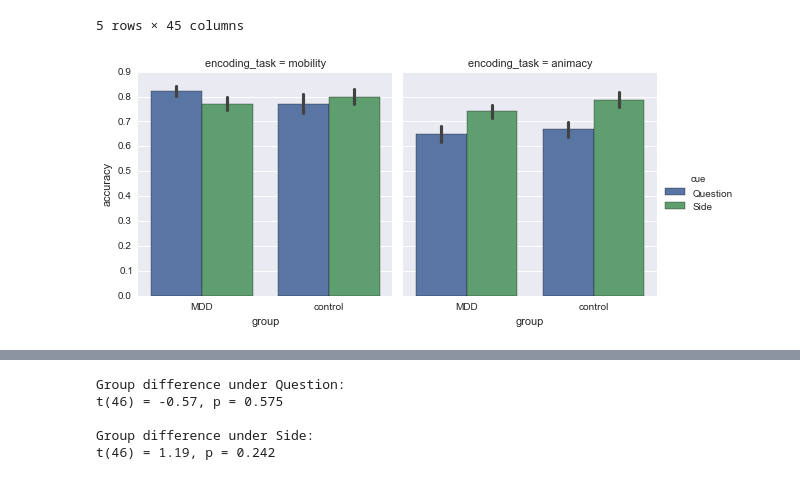
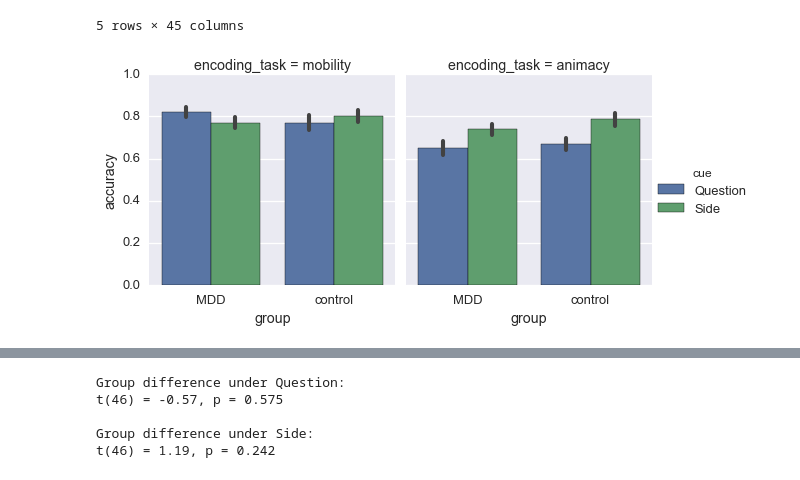
Before and after one commit to dgdillon/source-mem-paper, a Jupyter notebook: Source_ReAnalysis.ipynb, the cells around one changed output, grey strips where cells are left out. Saved outputs shown, nothing was run; the diff lists cells and outputs as text; code cells hidden in the pictures.

```diff
--- a/Source_ReAnalysis.ipynb
+++ b/Source_ReAnalysis.ipynb
@@ -884,9 +879,11 @@ noe.head()
 # %%
 # I think this is a good way to plot the data b/c it highlights the gorup difference in the cue effect for words from
 # the mobility task.
 sns.set_style('darkgrid')
+sns.set_context('talk')
 sns.factorplot(y='accuracy',x='group',hue='cue',col='encoding_task',units='subject',ci=68,kind='bar',data=noe,
               order = ['MDD','control'])
+sns.plt.ylim(0,1,0.2)
 sns.plt.savefig(path2figs + 'Ret_Acc_GxCxT.pdf')
 # %% [output]
-[figure, old version]
+[figure, new version]
```
Also changed, not shown: parts of 81 cells of this notebook, 16 other files.
